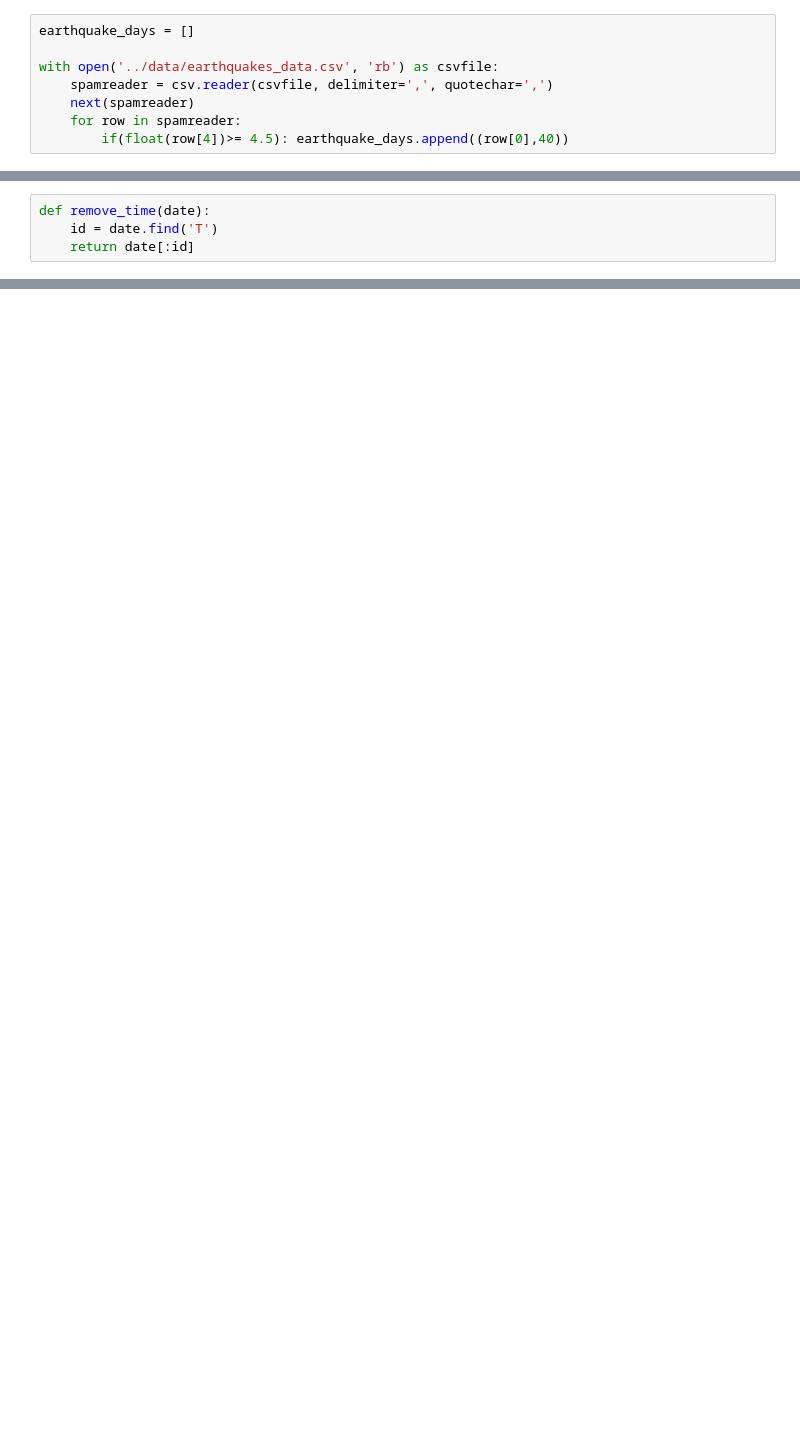
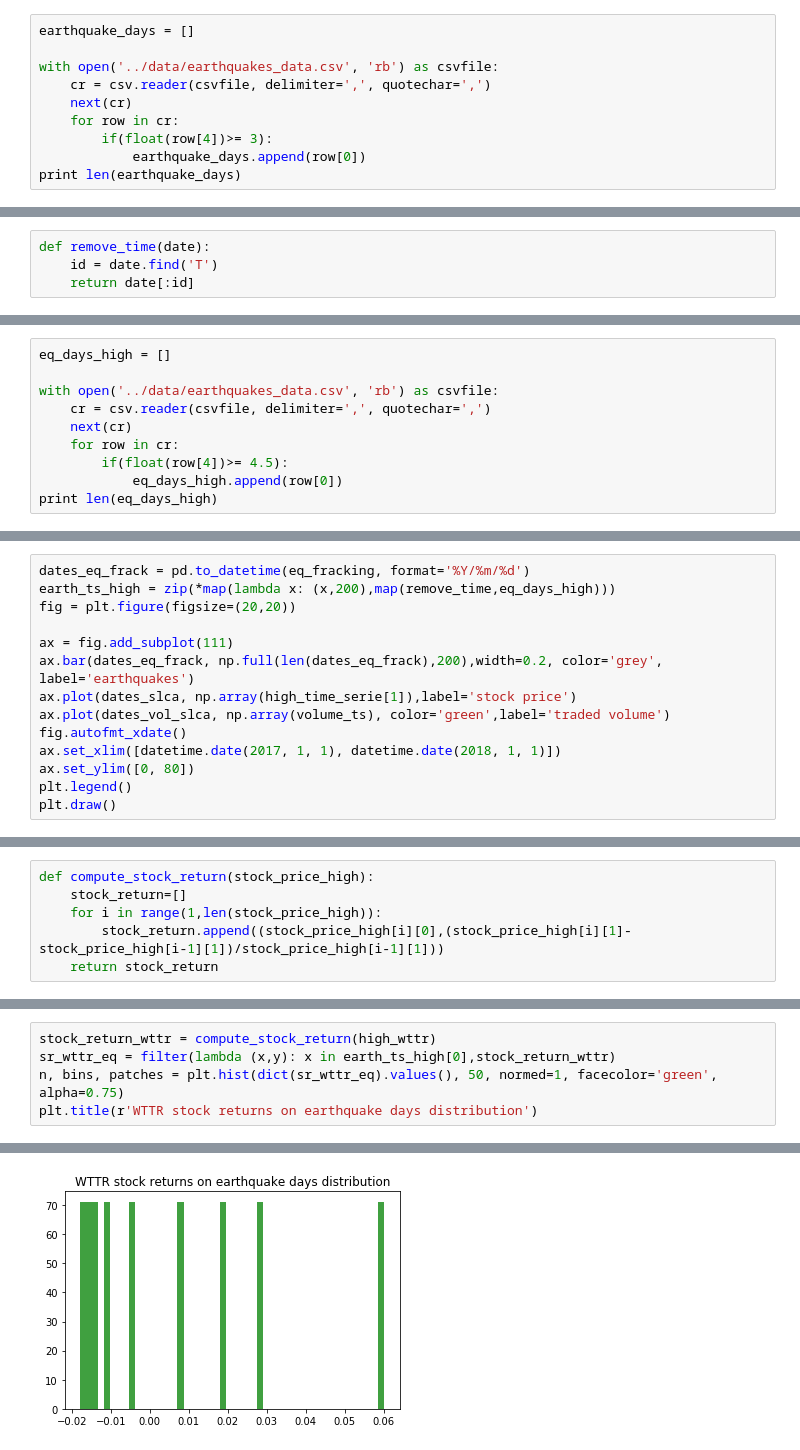
Before and after one commit to farah22/data-insights, a Jupyter notebook: src/Correlation graphs.ipynb, the cells around one changed output, grey strips where cells are left out. Saved outputs shown, nothing was run; the diff lists cells and outputs as text; blank space fills up the shorter version.

```diff
--- a/src/Correlation graphs.ipynb
+++ b/src/Correlation graphs.ipynb
@@ -15,7 +158,9 @@ with open('../data/SPN_data.csv', 'rb') as csvfile:
 earthquake_days = []
 
 with open('../data/earthquakes_data.csv', 'rb') as csvfile:
-    spamreader = csv.reader(csvfile, delimiter=',', quotechar=',')
-    next(spamreader)
-    for row in spamreader:
-        if(float(row[4])>= 4.5): earthquake_days.append((row[0],40))
+    cr = csv.reader(csvfile, delimiter=',', quotechar=',')
+    next(cr)
+    for row in cr:
+        if(float(row[4])>= 3):
+            earthquake_days.append(row[0])
+print len(earthquake_days)
@@ -90,0 +213,10 @@ DatetimeIndex(['2013-04-15', '2013-04-16', '2013-04-17', '2013-04-18',
+# %%
+eq_days_high = []
+
+with open('../data/earthquakes_data.csv', 'rb') as csvfile:
+    cr = csv.reader(csvfile, delimiter=',', quotechar=',')
+    next(cr)
+    for row in cr:
+        if(float(row[4])>= 4.5):
+            eq_days_high.append(row[0])
+print len(eq_days_high)
@@ -90,0 +256,14 @@ DatetimeIndex(['2013-04-15', '2013-04-16', '2013-04-17', '2013-04-18',
+# %%
+dates_eq_frack = pd.to_datetime(eq_fracking, format='%Y/%m/%d')
+earth_ts_high = zip(*map(lambda x: (x,200),map(remove_time,eq_days_high)))
+fig = plt.figure(figsize=(20,20))
+
+ax = fig.add_subplot(111)
+ax.bar(dates_eq_frack, np.full(len(dates_eq_frack),200),width=0.2, color='grey', label='earthquakes')
+ax.plot(dates_slca, np.array(high_time_serie[1]),label='stock price')
+ax.plot(dates_vol_slca, np.array(volume_ts), color='green',label='traded volume')
+fig.autofmt_xdate()
+ax.set_xlim([datetime.date(2017, 1, 1), datetime.date(2018, 1, 1)])
+ax.set_ylim([0, 80])
+plt.legend()
+plt.draw()
@@ -90,0 +285,6 @@ DatetimeIndex(['2013-04-15', '2013-04-16', '2013-04-17', '2013-04-18',
+# %%
+def compute_stock_return(stock_price_high):
+    stock_return=[]
+    for i in range(1,len(stock_price_high)):
+        stock_return.append((stock_price_high[i][0],(stock_price_high[i][1]-stock_price_high[i-1][1])/stock_price_high[i-1][1]))
+    return stock_return
@@ -90,0 +302,6 @@ DatetimeIndex(['2013-04-15', '2013-04-16', '2013-04-17', '2013-04-18',
+# %%
+stock_return_wttr = compute_stock_return(high_wttr)
+sr_wttr_eq = filter(lambda (x,y): x in earth_ts_high[0],stock_return_wttr)
+n, bins, patches = plt.hist(dict(sr_wttr_eq).values(), 50, normed=1, facecolor='green', alpha=0.75)
+plt.title(r'WTTR stock returns on earthquake days distribution')
+# %% [output]
@@ -90,0 +309 @@ DatetimeIndex(['2013-04-15', '2013-04-16', '2013-04-17', '2013-04-18',
+[figure, added]
```
Also changed, not shown: parts of 85 cells of this notebook, 1 other file.
